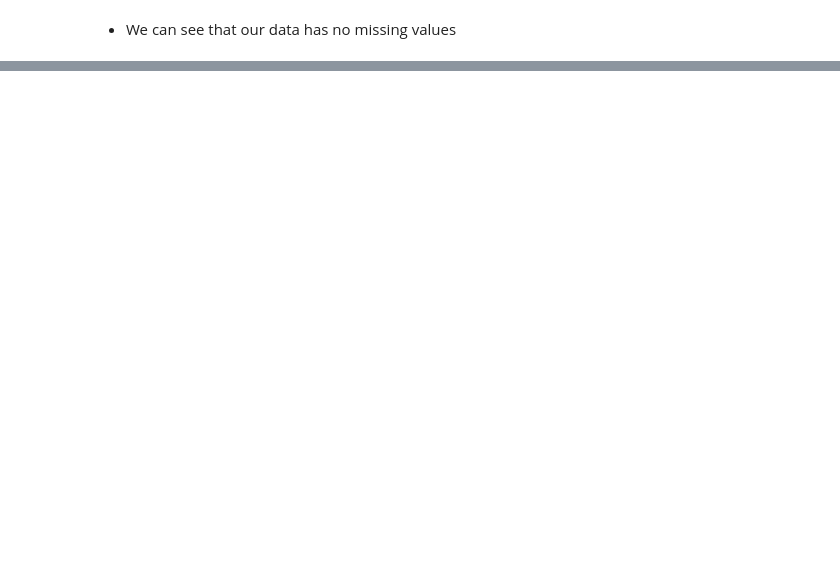
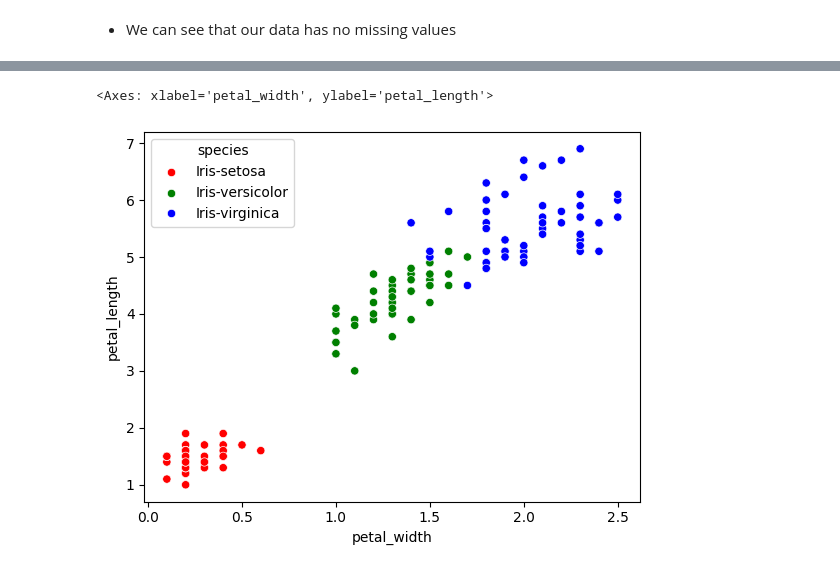
Before and after one commit to mut-rogers/irisEDA, a Jupyter notebook: iris.ipynb, the cells around one changed output, grey strips where cells are left out. Saved outputs shown, nothing was run; the diff lists cells and outputs as text; code cells hidden in the pictures; blank space fills up the shorter version.

```diff
--- a/iris.ipynb
+++ b/iris.ipynb
@@ -60,0 +91,6 @@ dtype: int64
+# %%
+# Looking at the relationship between petal length and petal width
+sns.scatterplot(iris_dataset, x="petal_width", y="petal_length", hue="species", palette={"Iris-setosa":'r', "Iris-versicolor":'g', "Iris-virginica":"b"})
+# %% [output]
+<Axes: xlabel='petal_width', ylabel='petal_length'>
+[figure, added]
```
Also changed, not shown: parts of 7 cells of this notebook.
